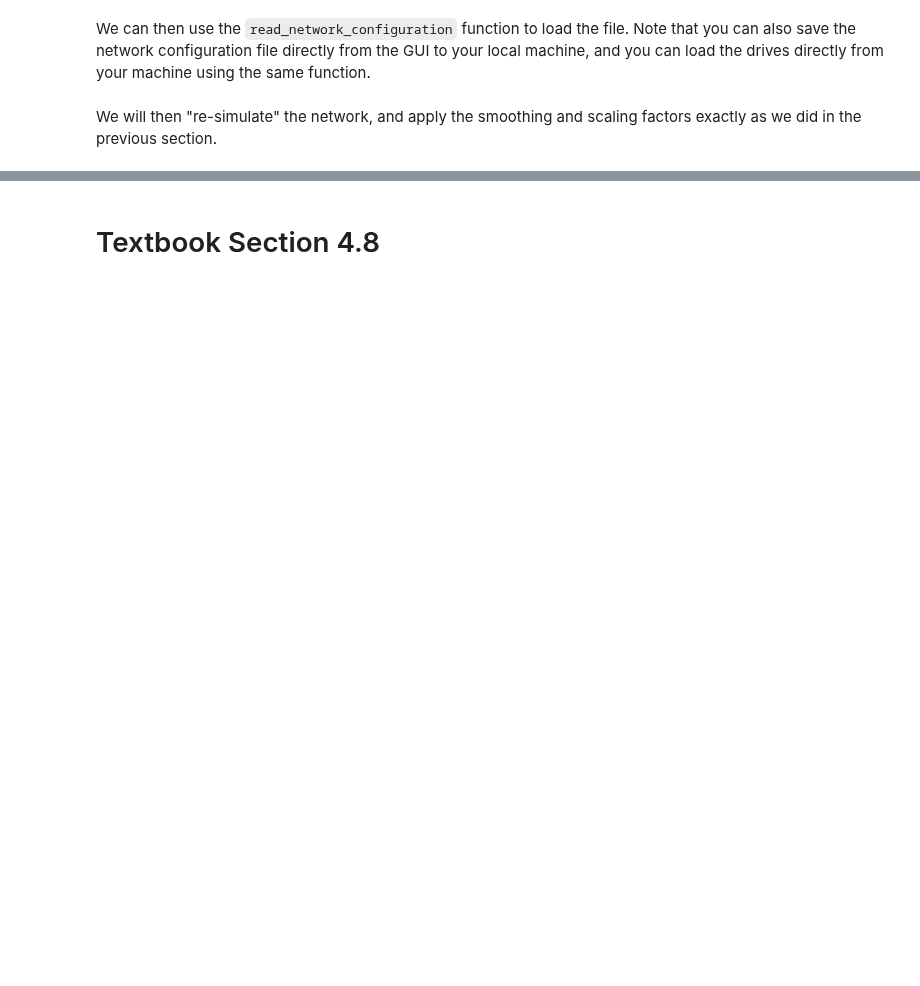
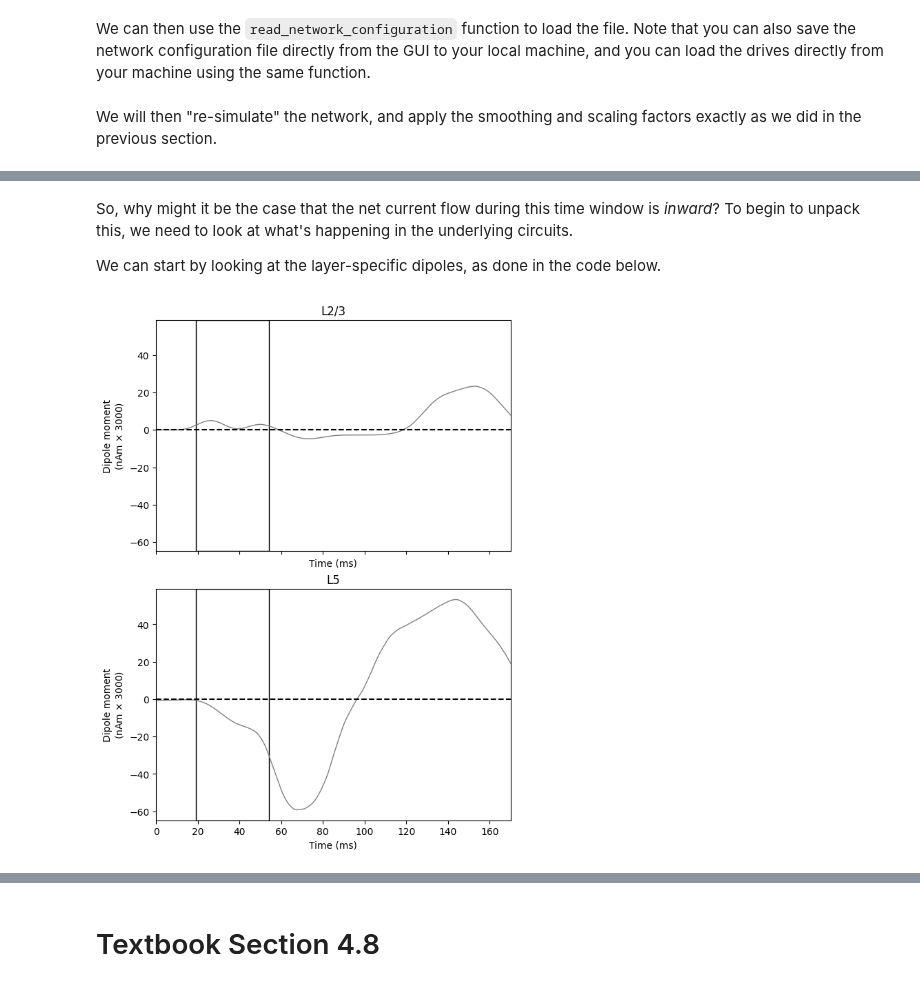
Before and after one commit to jonescompneurolab/textbook, a Jupyter notebook: content/05_erps/erp_api_walkthrough.ipynb, the cells around one changed output, grey strips where cells are left out. Saved outputs shown, nothing was run; the diff lists cells and outputs as text; code cells hidden in the pictures; blank space fills up the shorter version.

```diff
--- a/content/05_erps/erp_api_walkthrough.ipynb
+++ b/content/05_erps/erp_api_walkthrough.ipynb
@@ -947,0 +1151,30 @@ _ = plot_initial_gui_figure(
+# %% [markdown]
+So, why might it be the case that the net current flow during this time window is *inward*? To begin to unpack this, we need to look at what's happening in the underlying circuits.
+
+We can start by looking at the layer-specific dipoles, as done in the code below.
+# %%
+# initialize figure and plot layer-specific dipoles
+# --------------------------------------------------
+fig, axes = plt.subplots(
+    nrows=2,
+    ncols=1,
+    sharex=True,
+    figsize=(6, 8),
+    constrained_layout=True,
+    sharey=True,
+)
+
+for idx, layer in enumerate(["L2", "L5"]):
+    plot_dipole(
+        processed_dipole,
+        ax=axes[idx],
+        layer=layer,
+        show=False,
+    )
+
+# add outline around first proximal drive
+# --------------------------------------------------
+for ax in fig.axes:
+    add_outline_to_subplot(ax)
+# %% [output]
+[figure, added]
```
Also changed, not shown: parts of 101 cells of this notebook, 46 other files.
